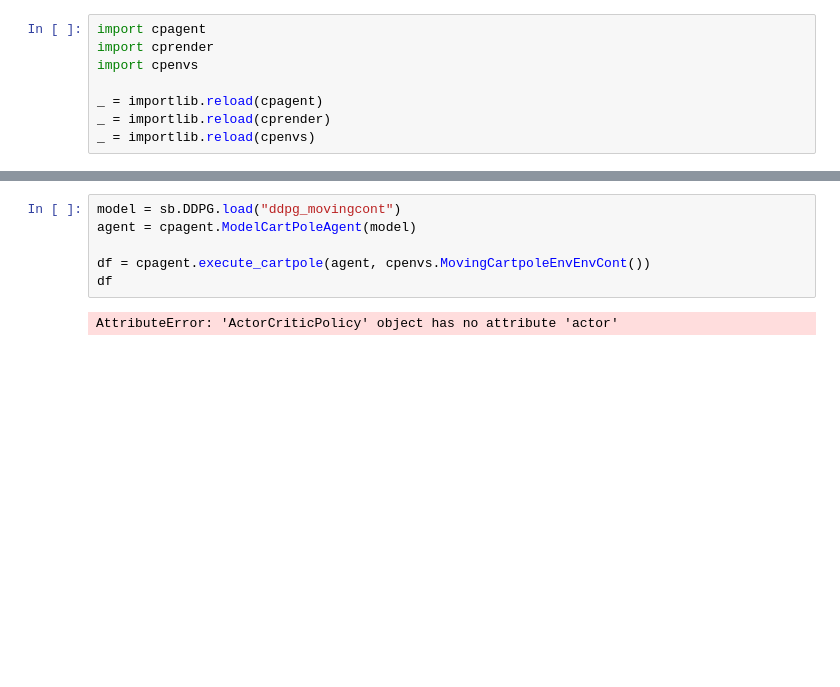
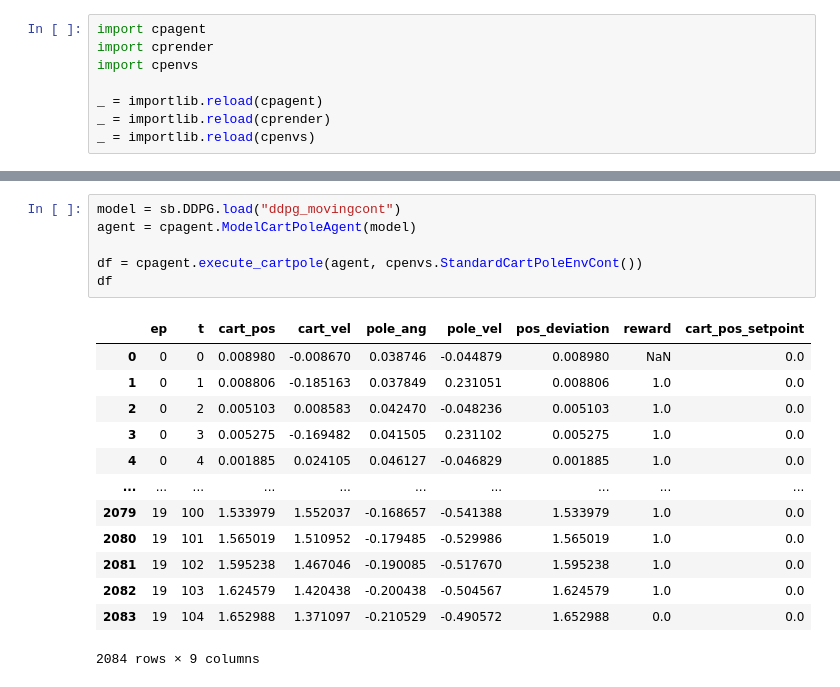
Before and after one commit to mirkoruether/studienarbeit-ml-controls, a Jupyter notebook: cartpole/cartpole_ddpg.ipynb, the cells around one changed output, grey strips where cells are left out. Cells and saved outputs as stored; diff of their text form; blank space fills up the shorter version.

```diff
--- a/cartpole/cartpole_ddpg.ipynb
+++ b/cartpole/cartpole_ddpg.ipynb
@@ -29,8 +39,20 @@ model.save("ddpg_movingcont")
 # %%
 model = sb.DDPG.load("ddpg_movingcont")
 agent = cpagent.ModelCartPoleAgent(model)
 
-df = cpagent.execute_cartpole(agent, cpenvs.MovingCartpoleEnvEnvCont())
+df = cpagent.execute_cartpole(agent, cpenvs.StandardCartPoleEnvCont())
 df
 # %% [output]
+|  | ep | t | cart_pos | cart_vel | pole_ang | pole_vel | pos_deviation | reward | cart_pos_setpoint |
+| 0 | 0 | 0 | 0.008980 | -0.008670 | 0.038746 | -0.044879 | 0.008980 | NaN | 0.0 |
+| 1 | 0 | 1 | 0.008806 | -0.185163 | 0.037849 | 0.231051 | 0.008806 | 1.0 | 0.0 |
+| 2 | 0 | 2 | 0.005103 | 0.008583 | 0.042470 | -0.048236 | 0.005103 | 1.0 | 0.0 |
+| 3 | 0 | 3 | 0.005275 | -0.169482 | 0.041505 | 0.231102 | 0.005275 | 1.0 | 0.0 |
+| 4 | 0 | 4 | 0.001885 | 0.024105 | 0.046127 | -0.046829 | 0.001885 | 1.0 | 0.0 |
+| ... | ... | ... | ... | ... | ... | ... | ... | ... | ... |
+| 2079 | 19 | 100 | 1.533979 | 1.552037 | -0.168657 | -0.541388 | 1.533979 | 1.0 | 0.0 |
+| 2080 | 19 | 101 | 1.565019 | 1.510952 | -0.179485 | -0.529986 | 1.565019 | 1.0 | 0.0 |
+| 2081 | 19 | 102 | 1.595238 | 1.467046 | -0.190085 | -0.517670 | 1.595238 | 1.0 | 0.0 |
+| 2082 | 19 | 103 | 1.624579 | 1.420438 | -0.200438 | -0.504567 | 1.624579 | 1.0 | 0.0 |
+| 2083 | 19 | 104 | 1.652988 | 1.371097 | -0.210529 | -0.490572 | 1.652988 | 0.0 | 0.0 |
-AttributeError: 'ActorCriticPolicy' object has no attribute 'actor'
+2084 rows × 9 columns
```
Also changed, not shown: parts of 6 cells of this notebook, 7 other files.
